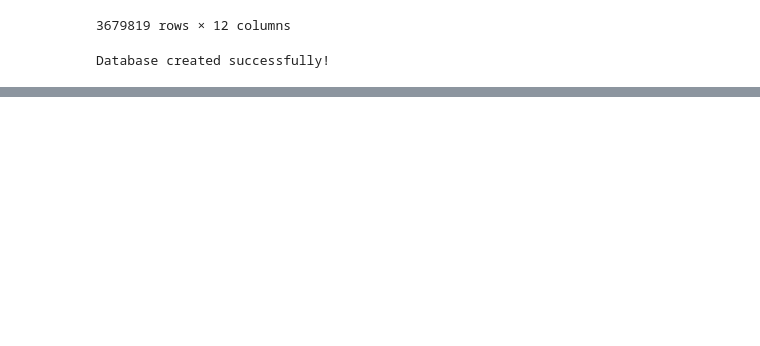
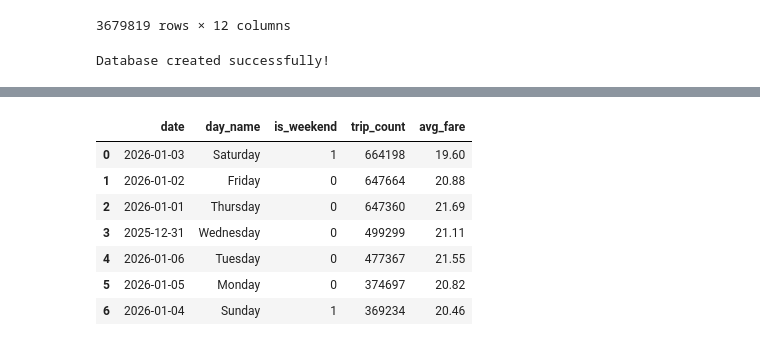
Before and after one commit to sogandghiami/Uber_taxi, a Jupyter notebook: nyc_yellow_taxi_analysis.ipynb, the cells around one changed output, grey strips where cells are left out. Saved outputs shown, nothing was run; the diff lists cells and outputs as text; code cells hidden in the pictures; blank space fills up the shorter version.

```diff
--- a/nyc_yellow_taxi_analysis.ipynb
+++ b/nyc_yellow_taxi_analysis.ipynb
@@ -331,0 +381,26 @@ Database created successfully!
+# %%
+query1='''
+SELECT
+  dd.date,
+  dd.day_name,
+  dd.is_weekend,
+  count(*) as trip_count,
+  round(avg(ft.fare_amount),2) as avg_fare
+
+from fact_trip  ft
+join dim_datetime dd on ft.date_id = dd.date_id
+group by dd.day_name,dd.is_weekend
+order by trip_count desc
+'''
+
+result1 = pd.read_sql_query(query1,conn)
+result1
+# %% [output]
+|  | date | day_name | is_weekend | trip_count | avg_fare |
+| 0 | 2026-01-03 | Saturday | 1 | 664198 | 19.60 |
+| 1 | 2026-01-02 | Friday | 0 | 647664 | 20.88 |
+| 2 | 2026-01-01 | Thursday | 0 | 647360 | 21.69 |
+| 3 | 2025-12-31 | Wednesday | 0 | 499299 | 21.11 |
+| 4 | 2026-01-06 | Tuesday | 0 | 477367 | 21.55 |
+| 5 | 2026-01-05 | Monday | 0 | 374697 | 20.82 |
+| 6 | 2026-01-04 | Sunday | 1 | 369234 | 20.46 |
```
Also changed, not shown: parts of 5 cells of this notebook.
